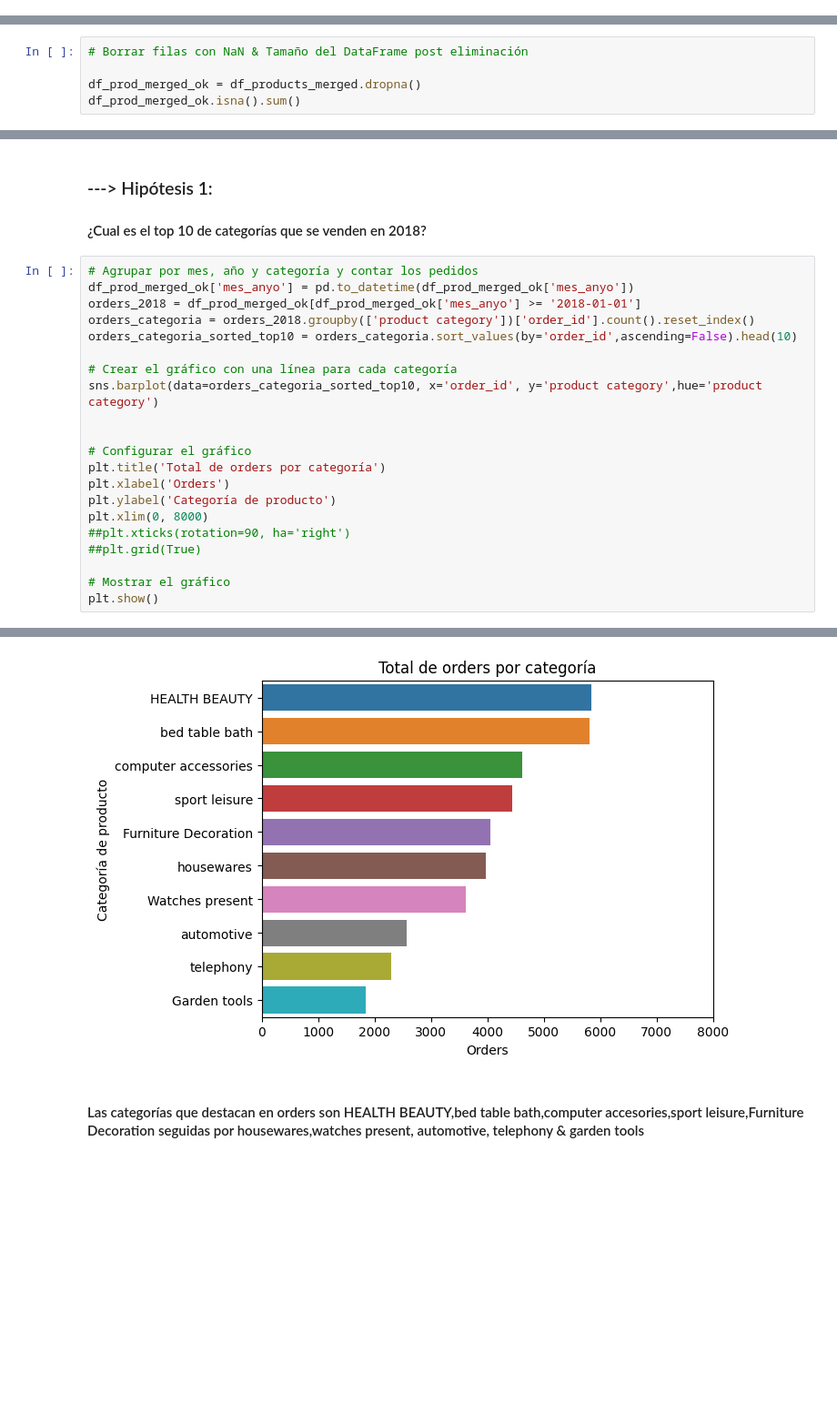
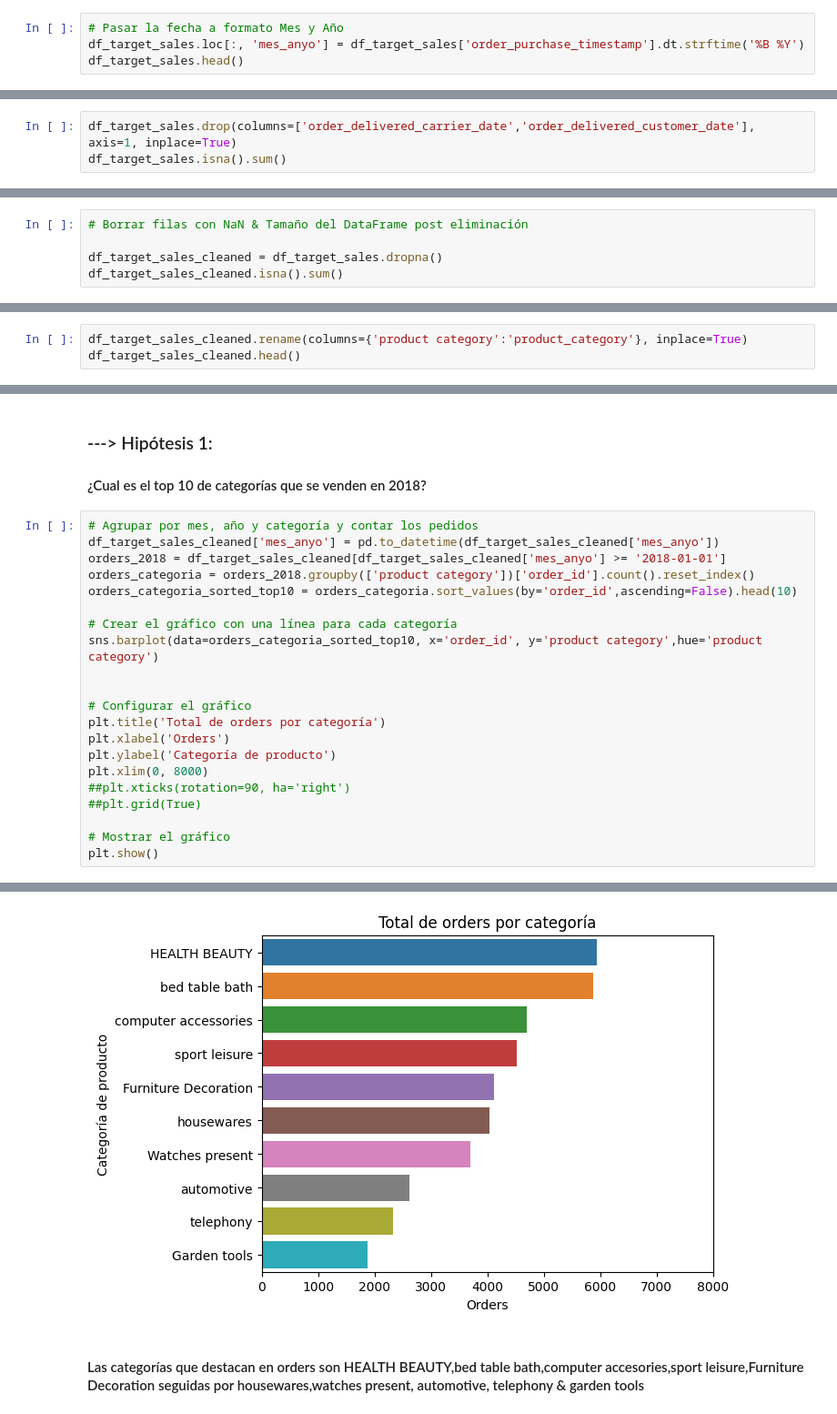
Before and after one commit to nicobotti91/coderds, a Jupyter notebook: ProyectoDSParteII_Botti.ipynb, the cells around one changed output, grey strips where cells are left out. Shown at 91% size. Cells and saved outputs as stored; diff of their text form; blank space fills up the shorter version.

```diff
--- a/ProyectoDSParteII_Botti.ipynb
+++ b/ProyectoDSParteII_Botti.ipynb
@@ -144,0 +145,4 @@ df_products_merged['order_purchase_timestamp'] = pd.to_datetime(df_products_merg
+# %%
+# Pasar la fecha a formato Mes y Año
+df_target_sales.loc[:, 'mes_anyo'] = df_target_sales['order_purchase_timestamp'].dt.strftime('%B %Y')
+df_target_sales.head()
@@ -166 +178,4 @@ df_products_merged.isna().sum()
 dtype: int64
+# %%
+df_target_sales.drop(columns=['order_delivered_carrier_date','order_delivered_customer_date'], axis=1, inplace=True)
+df_target_sales.isna().sum()
@@ -167,8 +201,8 @@ dtype: int64
 # %%
 # Borrar filas con NaN & Tamaño del DataFrame post eliminación
 
-df_prod_merged_ok = df_products_merged.dropna()
-df_prod_merged_ok.isna().sum()
+df_target_sales_cleaned = df_target_sales.dropna()
+df_target_sales_cleaned.isna().sum()
 # %% [output]
 |  | 0 |
 | order_id | 0 |
@@ -190 +224,4 @@ df_prod_merged_ok.isna().sum()
 dtype: int64
+# %%
+df_target_sales_cleaned.rename(columns={'product category':'product_category'}, inplace=True)
+df_target_sales_cleaned.head()
@@ -223,8 +292,8 @@ See the caveats in the documentation: https://pandas.pydata.org/pandas-docs/stab
 #### ¿Cual es el top 10 de categorías que se venden en 2018?
 # %%
 # Agrupar por mes, año y categoría y contar los pedidos
-df_prod_merged_ok['mes_anyo'] = pd.to_datetime(df_prod_merged_ok['mes_anyo'])
-orders_2018 = df_prod_merged_ok[df_prod_merged_ok['mes_anyo'] >= '2018-01-01']
+df_target_sales_cleaned['mes_anyo'] = pd.to_datetime(df_target_sales_cleaned['mes_anyo'])
+orders_2018 = df_target_sales_cleaned[df_target_sales_cleaned['mes_anyo'] >= '2018-01-01']
 orders_categoria = orders_2018.groupby(['product category'])['order_id'].count().reset_index()
 orders_categoria_sorted_top10 = orders_categoria.sort_values(by='order_id',ascending=False).head(10)
 
@@ -251,4 +320,4 @@ See the caveats in the documentation: https://pandas.pydata.org/pandas-docs/stab
-[figure, old version]
+[figure, new version]
 # %% [markdown]
 #### Las categorías que destacan en orders son HEALTH BEAUTY,bed table bath,computer accesories,sport leisure,Furniture Decoration seguidas por housewares,watches present, automotive, telephony & garden tools
 # %% [markdown]
```
Also changed, not shown: parts of 14 cells of this notebook.
